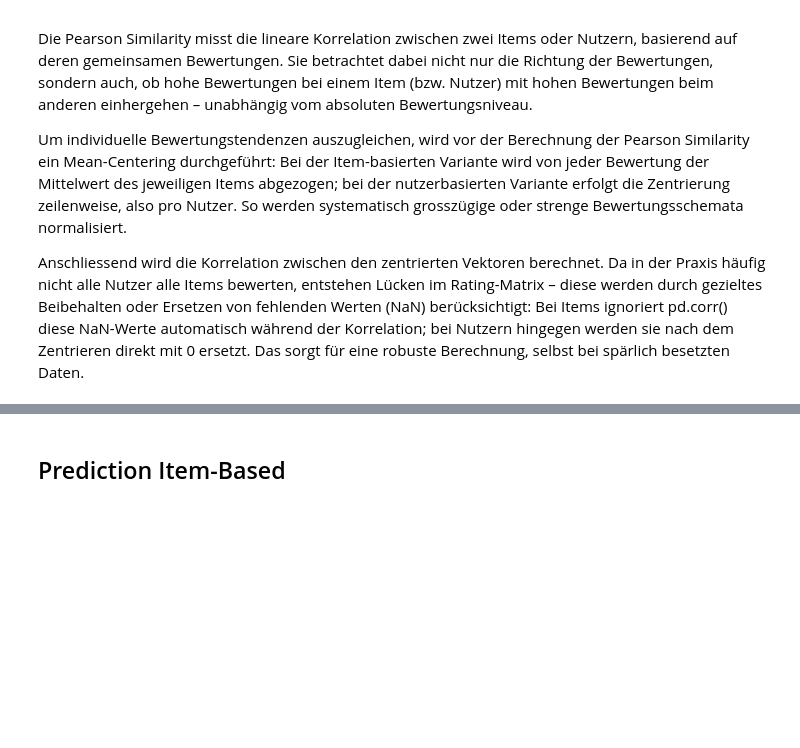
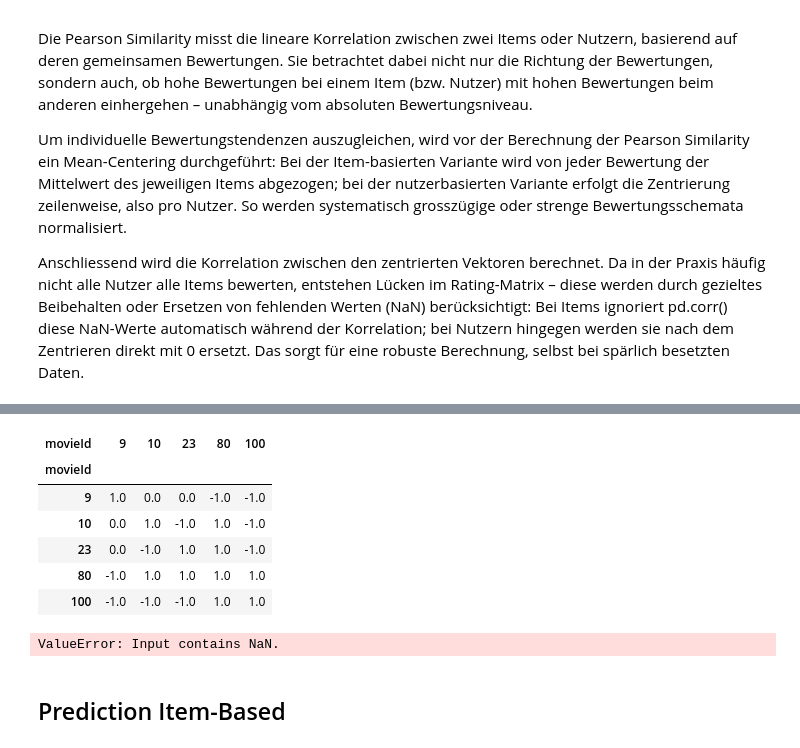
Before and after one commit to Tschoppsilas/RSY, a Jupyter notebook: RSY_MiniChallenge_FS25.ipynb, the cells around one changed output, grey strips where cells are left out. Cells and saved outputs as stored; diff of their text form; code cells hidden in the pictures; blank space fills up the shorter version.

```diff
--- a/RSY_MiniChallenge_FS25.ipynb
+++ b/RSY_MiniChallenge_FS25.ipynb
@@ -1035,11 +1064,15 @@ Anschliessend wird die Korrelation zwischen den zentrierten Vektoren berechnet.
 # %%
 def pearson_similarity_items(matrix):
     # Mittelwert zentrieren je Item (Spalte)
-    centered_matrix = matrix.sub(matrix.mean(axis=0), axis=1)  # subtrahiert den Mittelwert pro Spalte (Item)
+    item_means = matrix.mean(axis=1)  # Mittelwert pro Item (Spalte)
+    matrix_centered = matrix.sub(item_means, axis=0)  # Subtrahiere Mittelwert von jedem Item (Spalte)
 
-    # Pearson-Korrelation berechnen (ignoriere NaN-Werte während der Berechnung)
-    similarity = centered_matrix.T.corr(method='pearson').fillna(0)  # Fülle NaN mit 0, falls keine gemeinsame Bewertung vorhanden
-    return similarity
+    # Berechne die Pearson-Ähnlichkeit zwischen den Items
+    pearson_sim_matrix = matrix_centered.corr(method='pearson').fillna(0)
+
+    return pearson_sim_matrix
+
+
 
 def pearson_similarity_users(matrix):
     # Mittelwert zentrieren je User (Zeile)
@@ -1050,2 +1101,32 @@ def pearson_similarity_users(matrix):
+# %%
+#debug
+pearson_similarity_items(urm)
+# %% [output]
+| movieId | 9 | 10 | 23 | 80 | 100 |
+| movieId |  |  |  |  |  |
+| 9 | 1.0 | 0.0 | 0.0 | -1.0 | -1.0 |
+| 10 | 0.0 | 1.0 | -1.0 | 1.0 | -1.0 |
+| 23 | 0.0 | -1.0 | 1.0 | 1.0 | -1.0 |
+| 80 | -1.0 | 1.0 | 1.0 | 1.0 | 1.0 |
+| 100 | -1.0 | -1.0 | -1.0 | 1.0 | 1.0 |
+# %%
+import pandas as pd
+import numpy as np
+from sklearn.metrics.pairwise import cosine_similarity
+
+
+
+
+# Berechne die Cosinus-Ähnlichkeit
+cosine_sim_matrix = cosine_similarity(urm.T)
+cosine_sim_df = pd.DataFrame(cosine_sim_matrix, index=urm.columns, columns=urm.columns)
+
+# Berechne die Pearson-Ähnlichkeit
+pearson_sim_matrix = urm.corr(method='pearson')
+pearson_sim_df = pearson_sim_matrix.fillna(0)
+
+cosine_sim_df, pearson_sim_df
+# %% [output]
+ValueError: Input contains NaN.
 # %% [markdown]
 ## Prediction Item-Based
```
Also changed, not shown: parts of 22 cells of this notebook, 2 other files.
